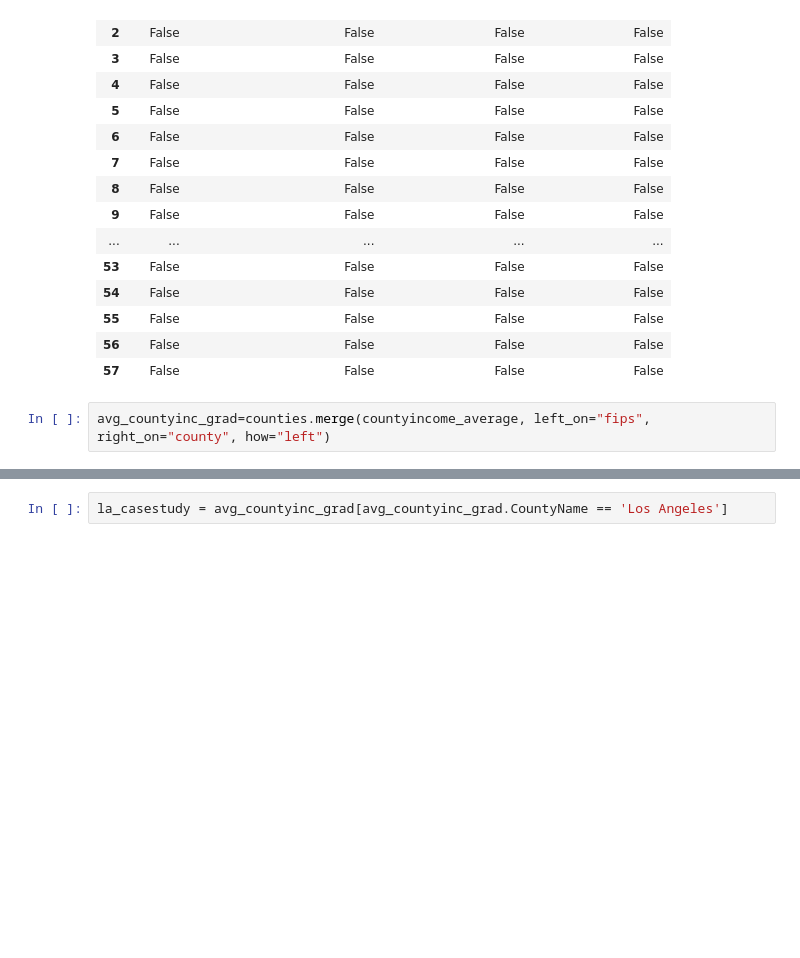
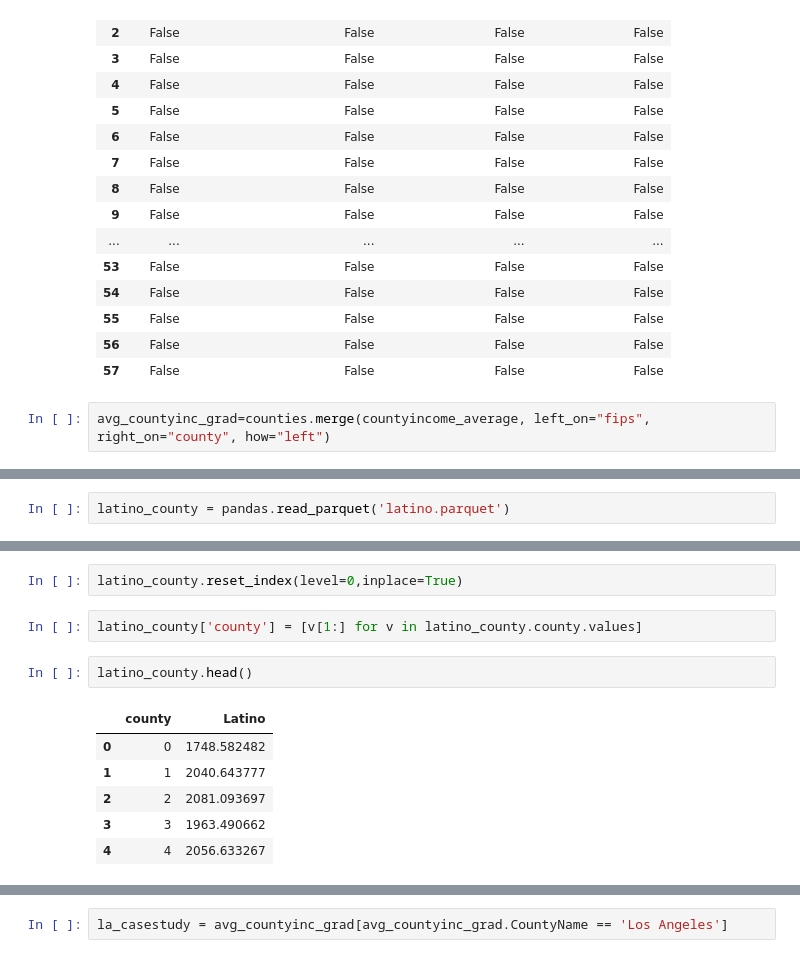
Before and after one commit to nnasr001/PBPL280S21Project1, a Jupyter notebook: graduationvisualization.ipynb, the cells around one changed output, grey strips where cells are left out. Saved outputs shown, nothing was run; the diff lists cells and outputs as text; blank space fills up the shorter version.

```diff
--- a/graduationvisualization.ipynb
+++ b/graduationvisualization.ipynb
@@ -264,0 +274,2 @@ avg_countyinc_grad.head()
+# %%
+latino_county = pandas.read_parquet('latino.parquet')
@@ -264,0 +286,13 @@ avg_countyinc_grad.head()
+# %%
+latino_county.reset_index(level=0,inplace=True)
+# %%
+latino_county['county'] = [v[1:] for v in latino_county.county.values]
+# %%
+latino_county.head()
+# %% [output]
+|  | county | Latino |
+| 0 | 0 | 1748.582482 |
+| 1 | 1 | 2040.643777 |
+| 2 | 2 | 2081.093697 |
+| 3 | 3 | 1963.490662 |
+| 4 | 4 | 2056.633267 |
```
Also changed, not shown: parts of 11 cells of this notebook, 1 other file.
